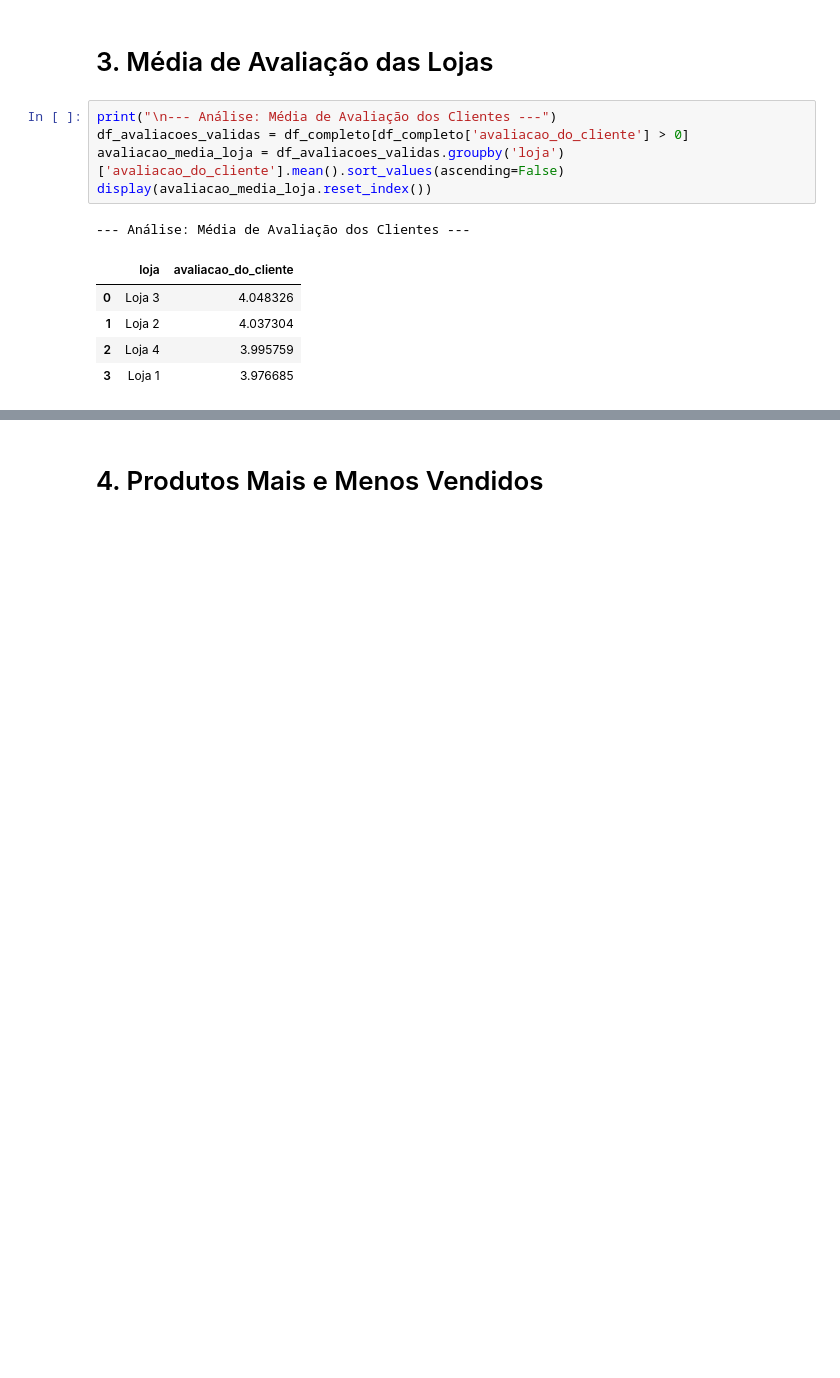
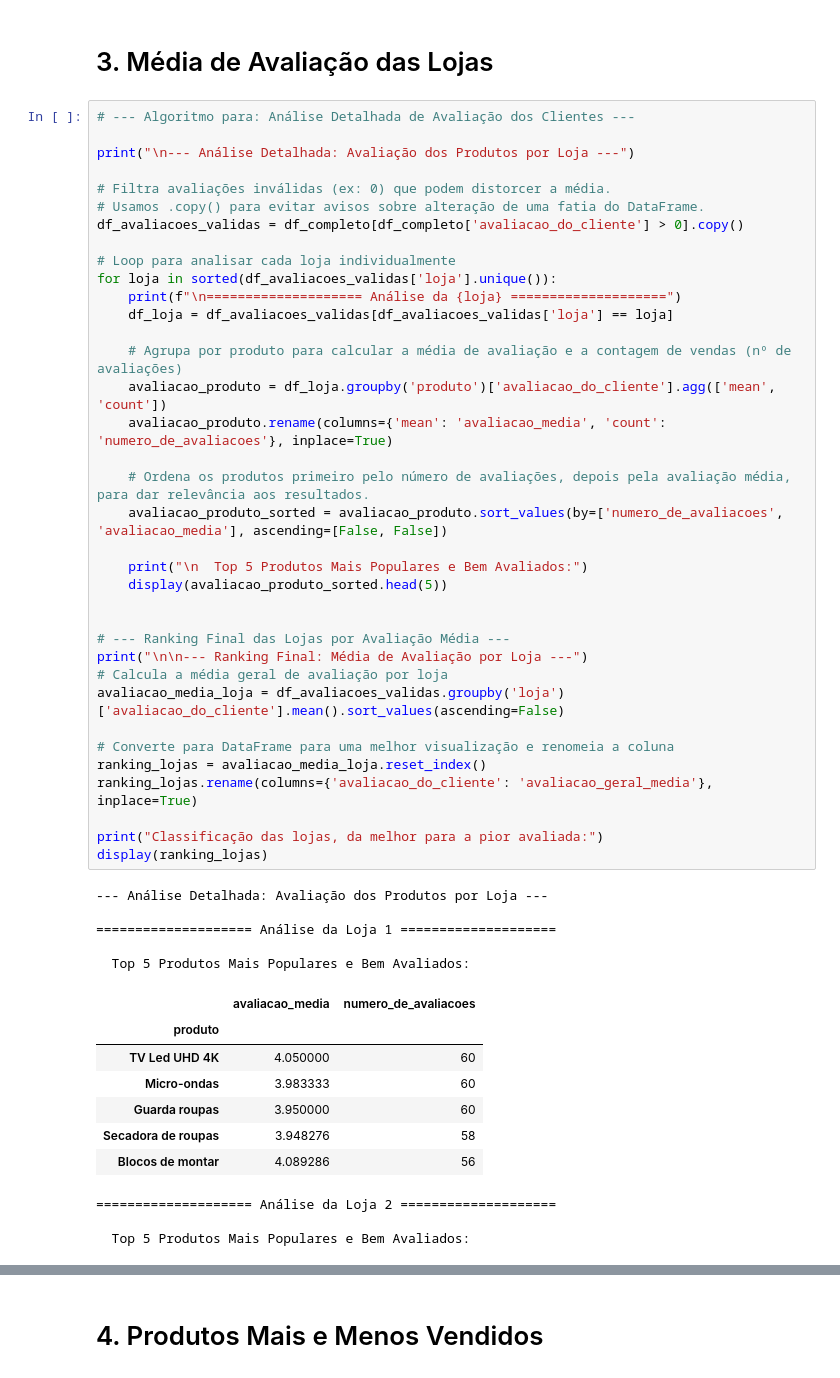
Before and after one commit to pJhevison/Challenge-One-Oracle---DataScience, a Jupyter notebook: Desafio - Seu João e suas 4 lojas.ipynb, the cells around one changed output, grey strips where cells are left out. Cells and saved outputs as stored; diff of their text form; blank space fills up the shorter version.

Commit message:
finalizando projeto - Challenge do Seu João

```diff
--- a/Desafio - Seu João e suas 4 lojas.ipynb
+++ b/Desafio - Seu João e suas 4 lojas.ipynb
@@ -81,14 +150,54 @@ display(vendas_categoria)
 # %% [markdown]
 # 3. Média de Avaliação das Lojas
-# %%
-print("\n--- Análise: Média de Avaliação dos Clientes ---")
-df_avaliacoes_validas = df_completo[df_completo['avaliacao_do_cliente'] > 0]
-avaliacao_media_loja = df_avaliacoes_validas.groupby('loja')['avaliacao_do_cliente'].mean().sort_values(ascending=False)
-display(avaliacao_media_loja.reset_index())
-# %% [output]
---- Análise: Média de Avaliação dos Clientes ---
-|  | loja | avaliacao_do_cliente |
-| 0 | Loja 3 | 4.048326 |
-| 1 | Loja 2 | 4.037304 |
-| 2 | Loja 4 | 3.995759 |
-| 3 | Loja 1 | 3.976685 |
+# %%
+# --- Algoritmo para: Análise Detalhada de Avaliação dos Clientes ---
+
+print("\n--- Análise Detalhada: Avaliação dos Produtos por Loja ---")
+
+# Filtra avaliações inválidas (ex: 0) que podem distorcer a média.
+# Usamos .copy() para evitar avisos sobre alteração de uma fatia do DataFrame.
+df_avaliacoes_validas = df_completo[df_completo['avaliacao_do_cliente'] > 0].copy()
+
+# Loop para analisar cada loja individualmente
+for loja in sorted(df_avaliacoes_validas['loja'].unique()):
+    print(f"\n==================== Análise da {loja} ====================")
+    df_loja = df_avaliacoes_validas[df_avaliacoes_validas['loja'] == loja]
+
+    # Agrupa por produto para calcular a média de avaliação e a contagem de vendas (nº de avaliações)
+    avaliacao_produto = df_loja.groupby('produto')['avaliacao_do_cliente'].agg(['mean', 'count'])
+    avaliacao_produto.rename(columns={'mean': 'avaliacao_media', 'count': 'numero_de_avaliacoes'}, inplace=True)
+
+    # Ordena os produtos primeiro pelo número de avaliações, depois pela avaliação média, para dar relevância aos resultados.
+    avaliacao_produto_sorted = avaliacao_produto.sort_values(by=['numero_de_avaliacoes', 'avaliacao_media'], ascending=[False, False])
+
+    print("\n  Top 5 Produtos Mais Populares e Bem Avaliados:")
+    display(avaliacao_produto_sorted.head(5))
+
+
+# --- Ranking Final das Lojas por Avaliação Média ---
+print("\n\n--- Ranking Final: Média de Avaliação por Loja ---")
+# Calcula a média geral de avaliação por loja
+avaliacao_media_loja = df_avaliacoes_validas.groupby('loja')['avaliacao_do_cliente'].mean().sort_values(ascending=False)
+
+# Converte para DataFrame para uma melhor visualização e renomeia a coluna
+ranking_lojas = avaliacao_media_loja.reset_index()
+ranking_lojas.rename(columns={'avaliacao_do_cliente': 'avaliacao_geral_media'}, inplace=True)
+
+print("Classificação das lojas, da melhor para a pior avaliada:")
+display(ranking_lojas)
+# %% [output]
+--- Análise Detalhada: Avaliação dos Produtos por Loja ---
+
+==================== Análise da Loja 1 ====================
+
+  Top 5 Produtos Mais Populares e Bem Avaliados:
+|  | avaliacao_media | numero_de_avaliacoes |
+| produto |  |  |
+| TV Led UHD 4K | 4.050000 | 60 |
+| Micro-ondas | 3.983333 | 60 |
+| Guarda roupas | 3.950000 | 60 |
+| Secadora de roupas | 3.948276 | 58 |
+| Blocos de montar | 4.089286 | 56 |
+==================== Análise da Loja 2 ====================
+
+  Top 5 Produtos Mais Populares e Bem Avaliados:
```
Also changed, not shown: parts of 13 cells of this notebook.
